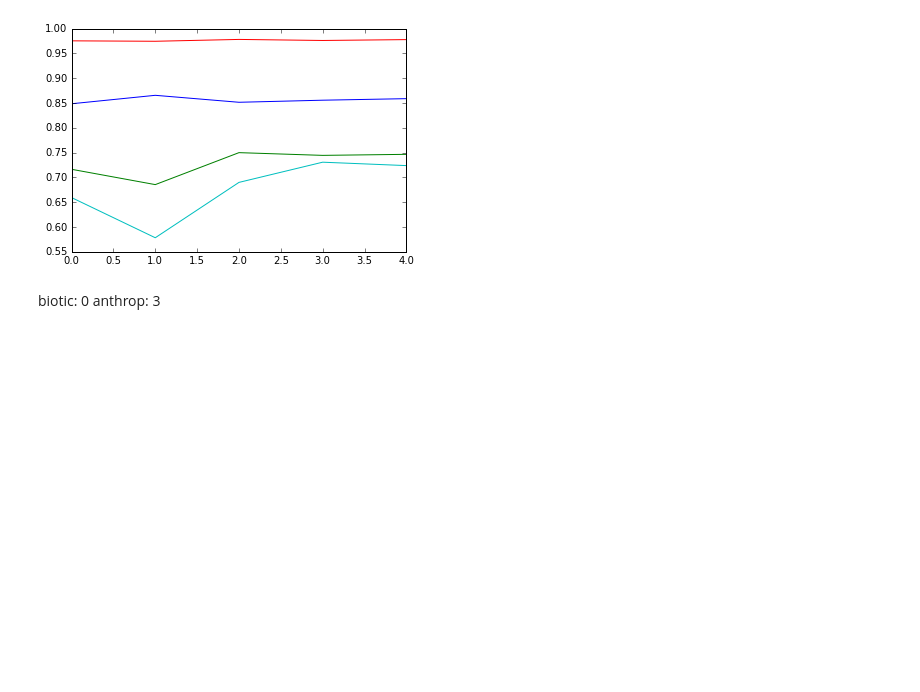
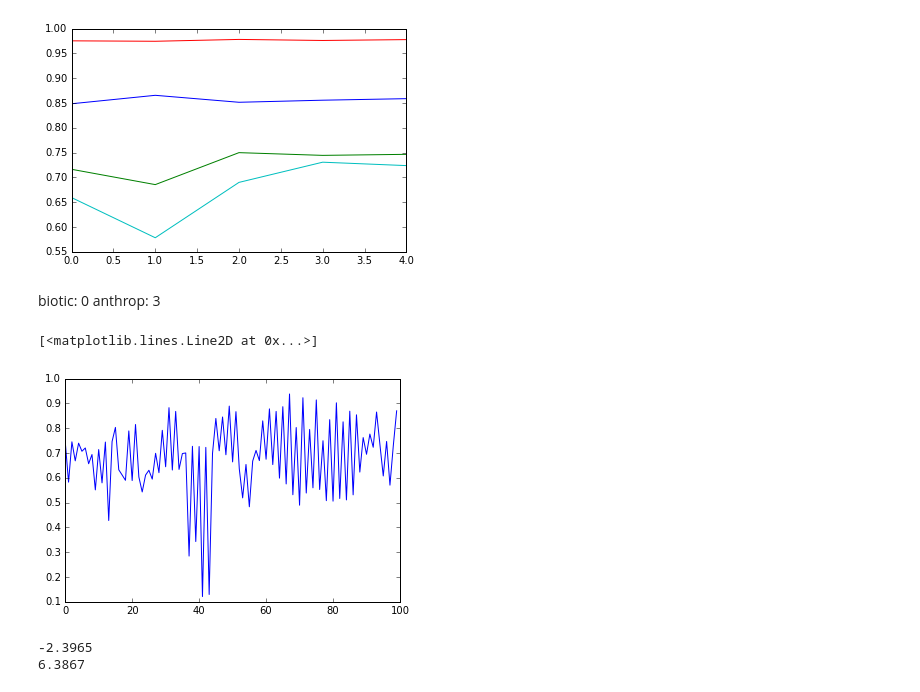
Before and after one commit to mdfirman/CityNet, a Jupyter notebook: prediction/apply_to_massive/find_best_ensemble_member.ipynb, the cells around one changed output. Saved outputs shown, nothing was run; the diff lists cells and outputs as text; code cells hidden in the pictures; blank space fills up the shorter version.

Commit message:
As run for the anthrop prediction

```diff
--- a/prediction/apply_to_massive/find_best_ensemble_member.ipynb
+++ b/prediction/apply_to_massive/find_best_ensemble_member.ipynb
@@ -70,3 +70,10 @@ The autoreload extension is already loaded. To reload it, use:
 # %% [markdown]
 biotic: 0
 anthrop: 3
+# %%
+pred = np.load('/media/michael/SeagateData/alison_data/predictions//0/2013/CR0_5EF/SM2+/CR05EF-13527_20130919_133000.npy')
+# %%
+plt.plot(pred[:100, 0])
+# %% [output]
+[<matplotlib.lines.Line2D at 0x...>]
+[figure, added]
@@ -72,0 +83,7 @@ anthrop: 3
+# %%
+print spec.min()
+print spec.max()
+logged = np.log(0.001 + 10 * spec[::-1, :100].astype(float))
+# %% [output]
+-2.3965
+6.3867
```
Also changed, not shown: parts of 1 cell of this notebook, 2 other files.
